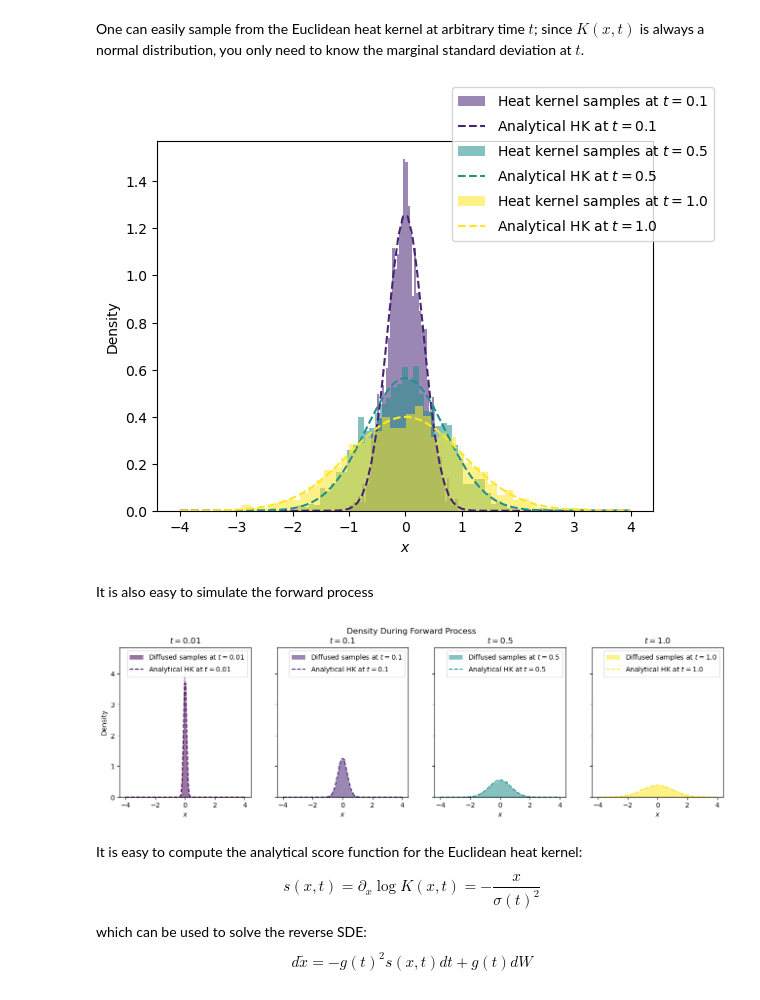
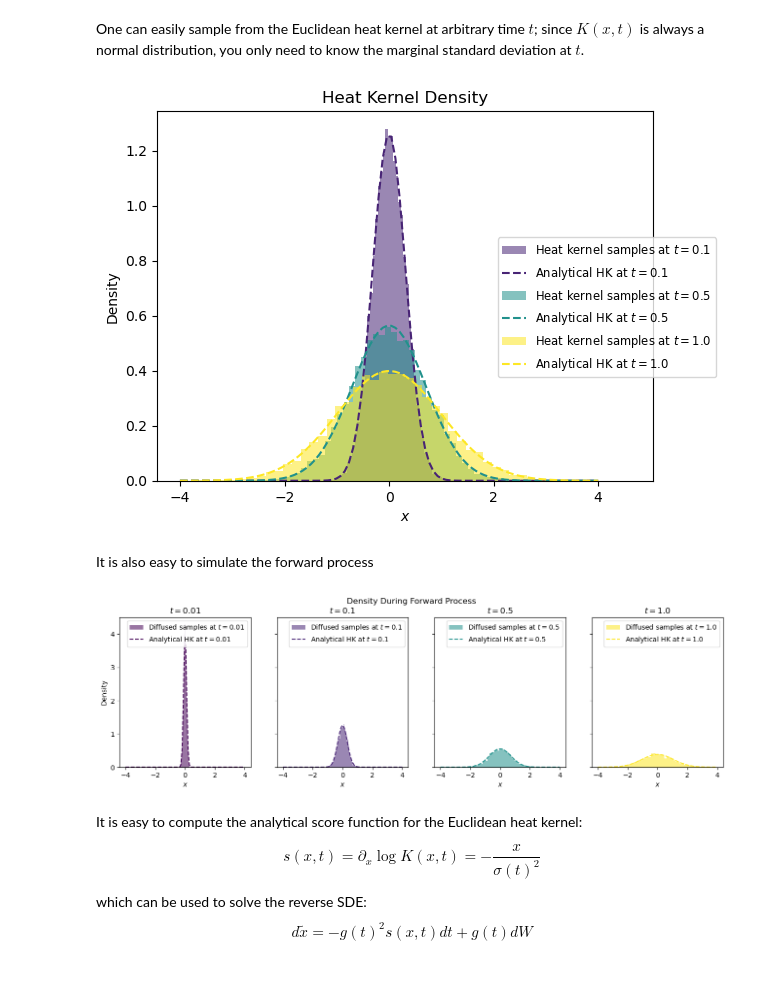
Before and after one commit to ovega14/sun_diffusion, a Jupyter notebook: notebooks/analytical_hk_score_denoising.ipynb, the cells around one changed output. Saved outputs shown, nothing was run; the diff lists cells and outputs as text; code cells hidden in the pictures.

```diff
--- a/notebooks/analytical_hk_score_denoising.ipynb
+++ b/notebooks/analytical_hk_score_denoising.ipynb
@@ -63,27 +68,3 @@ def _visualize_heat_kernel():
 _visualize_heat_kernel()
 # %% [output]
 [figure]
-# %%
-fig, ax = plt.subplots(subplot_kw={"projection": "3d"})
-
-# Make data.
-X = torch.linspace(-4, 4, 100)
-Y = torch.linspace(1, 0, 100)
-Z = torch.stack([euclidean_heat_kernel(X, t) for t in Y], axis=0)
-print(Z.shape)
-X, Y = np.meshgrid(X, Y)
-
-# Plot the surface.
-surf = ax.plot_surface(X, Y, Z, cmap=mpl.cm.coolwarm,
-                       linewidth=0, antialiased=False)
-
-# Customize the z axis.
-#ax.set_zlim(-1.01, 1.01)
-ax.zaxis.set_major_locator(mpl.ticker.LinearLocator(10))
-# A StrMethodFormatter is used automatically
-ax.zaxis.set_major_formatter('{x:.02f}')
-
-# Add a color bar which maps values to colors.
-fig.colorbar(surf, shrink=0.5, aspect=5)
-
-plt.show()
@@ -95,31 +73,32 @@ One can easily sample from the Euclidean heat kernel at arbitrary time $t$; sinc
 # %%
 def sample_euclid_hk(batch_size, t, width=None):
     """Generates `batch_size` samples from the Euclidean
     Heat kernel at time `t` with width `width`."""
     if width is None:
         width = t**0.5
     x_t = width * torch.randn((batch_size,))
     return x_t
 
 def _test_sample_hk():
-    batch_size = 2048
+    batch_size = 16384
     xs = torch.linspace(-4, 4, 100)
     times = [0.1, 0.5, 1.0]
 
-    cmap = mpl.colormaps.get_cmap('viridis')
+    cmap = plt.get_cmap('viridis')
     fig, ax = plt.subplots(1, 1)
     ax.set_xlabel('$x$')
     ax.set_ylabel('Density')
     for t in times:
         xt = sample_euclid_hk(batch_size, t)
         ax.hist(xt, bins=50, density=True, color=cmap(t), alpha=0.55, label=f'Heat kernel samples at $t = {t}$')
         ax.plot(xs, euclidean_heat_kernel(xs, t), ls='--', color=cmap(t), label=f'Analytical HK at $t = {t}$')
-    fig.legend()
+    fig.legend(loc='right', fontsize='small')
+    ax.set_title('Heat Kernel Density')
     fig.show()
 
 _test_sample_hk()
 # %% [output]
-[figure, old version]
+[figure, new version]
 # %% [markdown]
 It is also easy to simulate the forward process
 # %%
@@ -153,7 +132,7 @@ def visualize_euclid_fwd():
 
 visualize_euclid_fwd()
 # %% [output]
-[figure, old version]
+[figure, new version]
 # %% [markdown]
 It is easy to compute the analytical score function for the Euclidean heat kernel:
 
```
Also changed, not shown: parts of 14 cells of this notebook, 2 other files.
